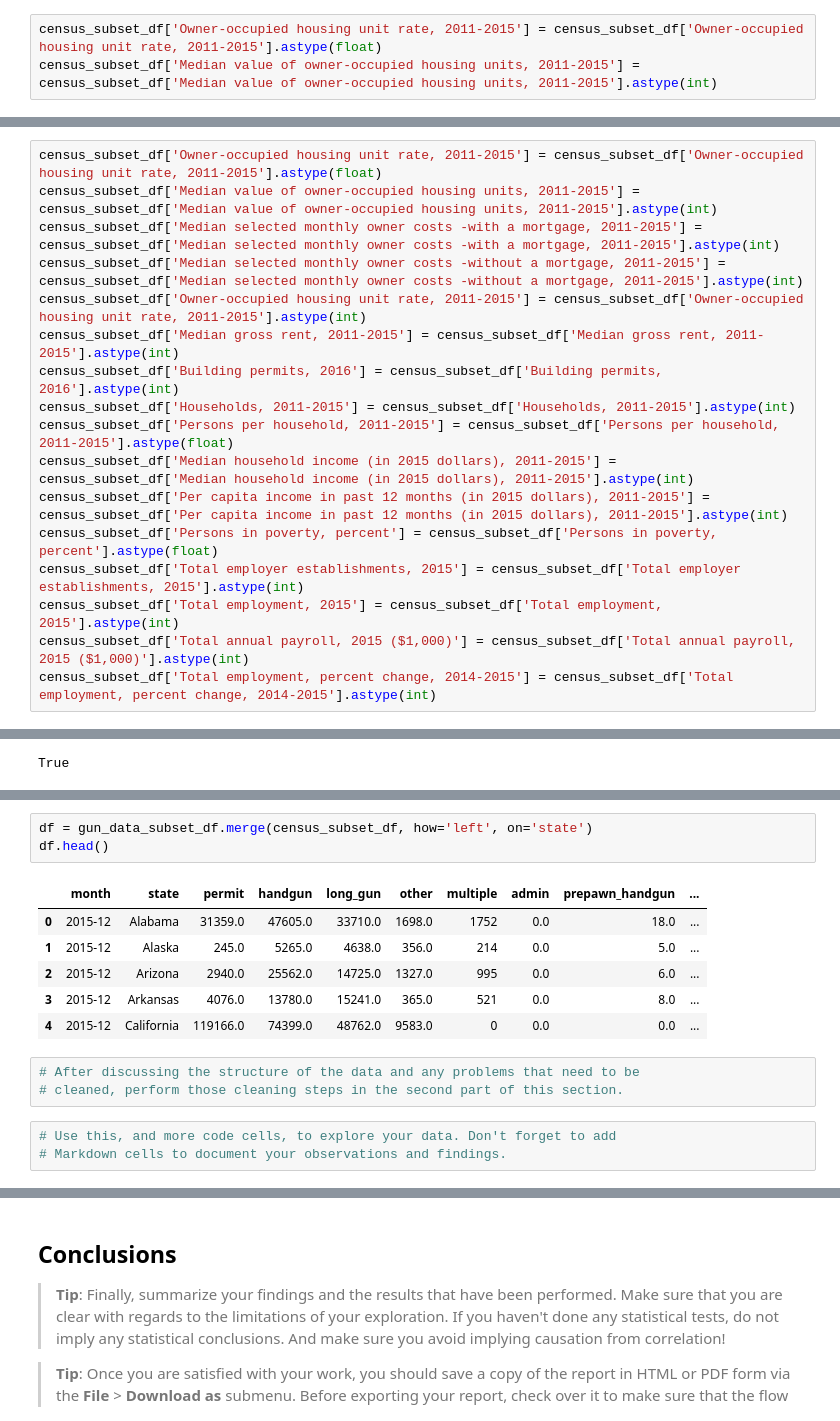
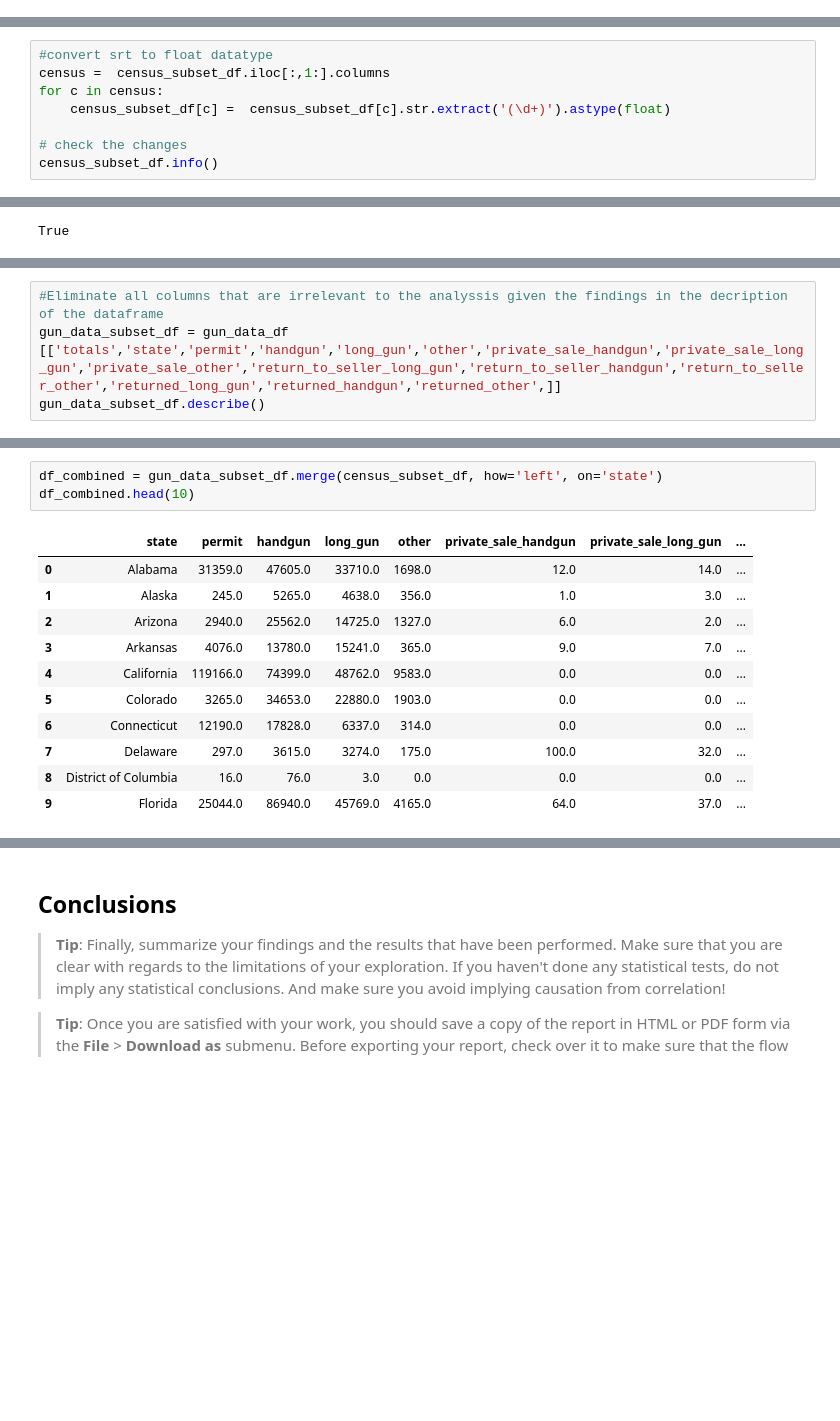
Before and after one commit to chloecongourdeau/data-investigation, a Jupyter notebook: gun-data-investigation.ipynb, the cells around one changed output, grey strips where cells are left out. Drawn from its saved outputs; the diff is of its cells as text; blank space fills up the shorter version.

```diff
--- a/gun-data-investigation.ipynb
+++ b/gun-data-investigation.ipynb
@@ -281,5 +316,2 @@ census_subset_df.isnull().values.any()
 # %% [output]
 False
-# %%
-census_subset_df['Owner-occupied housing unit rate, 2011-2015'] = census_subset_df['Owner-occupied housing unit rate, 2011-2015'].astype(float)
-census_subset_df['Median value of owner-occupied housing units, 2011-2015'] = census_subset_df['Median value of owner-occupied housing units, 2011-2015'].astype(int)
@@ -288,17 +317,0 @@ ValueError: invalid literal for int() with base 10: '125,500 '
-# %%
-census_subset_df['Owner-occupied housing unit rate, 2011-2015'] = census_subset_df['Owner-occupied housing unit rate, 2011-2015'].astype(float)
-census_subset_df['Median value of owner-occupied housing units, 2011-2015'] = census_subset_df['Median value of owner-occupied housing units, 2011-2015'].astype(int)
-census_subset_df['Median selected monthly owner costs -with a mortgage, 2011-2015'] = census_subset_df['Median selected monthly owner costs -with a mortgage, 2011-2015'].astype(int)
-census_subset_df['Median selected monthly owner costs -without a mortgage, 2011-2015'] = census_subset_df['Median selected monthly owner costs -without a mortgage, 2011-2015'].astype(int)
-census_subset_df['Owner-occupied housing unit rate, 2011-2015'] = census_subset_df['Owner-occupied housing unit rate, 2011-2015'].astype(int)
-census_subset_df['Median gross rent, 2011-2015'] = census_subset_df['Median gross rent, 2011-2015'].astype(int)
-census_subset_df['Building permits, 2016'] = census_subset_df['Building permits, 2016'].astype(int)
-census_subset_df['Households, 2011-2015'] = census_subset_df['Households, 2011-2015'].astype(int)
-census_subset_df['Persons per household, 2011-2015'] = census_subset_df['Persons per household, 2011-2015'].astype(float)
-census_subset_df['Median household income (in 2015 dollars), 2011-2015'] = census_subset_df['Median household income (in 2015 dollars), 2011-2015'].astype(int)
-census_subset_df['Per capita income in past 12 months (in 2015 dollars), 2011-2015'] = census_subset_df['Per capita income in past 12 months (in 2015 dollars), 2011-2015'].astype(int)
-census_subset_df['Persons in poverty, percent'] = census_subset_df['Persons in poverty, percent'].astype(float)
-census_subset_df['Total employer establishments, 2015'] = census_subset_df['Total employer establishments, 2015'].astype(int)
-census_subset_df['Total employment, 2015'] = census_subset_df['Total employment, 2015'].astype(int)
-census_subset_df['Total annual payroll, 2015 ($1,000)'] = census_subset_df['Total annual payroll, 2015 ($1,000)'].astype(int)
-census_subset_df['Total employment, percent change, 2014-2015'] = census_subset_df['Total employment, percent change, 2014-2015'].astype(int)
@@ -306,0 +318,8 @@ ValueError: invalid literal for int() with base 10: '125,500 '
+# %%
+#convert srt to float datatype
+census =  census_subset_df.iloc[:,1:].columns
+for c in census:
+    census_subset_df[c] =  census_subset_df[c].str.extract('(\d+)').astype(float)
+
+# check the changes
+census_subset_df.info()
@@ -421,0 +474,4 @@ gun_data_subset_df.describe()
+# %%
+#Eliminate all columns that are irrelevant to the analyssis given the findings in the decription of the dataframe
+gun_data_subset_df = gun_data_df [['totals','state','permit','handgun','long_gun','other','private_sale_handgun','private_sale_long_gun','private_sale_other','return_to_seller_long_gun','return_to_seller_handgun','return_to_seller_other','returned_long_gun','returned_handgun','returned_other',]]
+gun_data_subset_df.describe()
@@ -445,16 +508,15 @@ Based on the distribution of the data in these initial plots, it looks likes lon
 # %%
-df = gun_data_subset_df.merge(census_subset_df, how='left', on='state')
-df.head()
+df_combined = gun_data_subset_df.merge(census_subset_df, how='left', on='state')
+df_combined.head(10)
 # %% [output]
-|  | month | state | permit | handgun | long_gun | other | multiple | admin | prepawn_handgun | ... |
-| 0 | 2015-12 | Alabama | 31359.0 | 47605.0 | 33710.0 | 1698.0 | 1752 | 0.0 | 18.0 | ... |
-| 1 | 2015-12 | Alaska | 245.0 | 5265.0 | 4638.0 | 356.0 | 214 | 0.0 | 5.0 | ... |
-| 2 | 2015-12 | Arizona | 2940.0 | 25562.0 | 14725.0 | 1327.0 | 995 | 0.0 | 6.0 | ... |
-| 3 | 2015-12 | Arkansas | 4076.0 | 13780.0 | 15241.0 | 365.0 | 521 | 0.0 | 8.0 | ... |
-| 4 | 2015-12 | California | 119166.0 | 74399.0 | 48762.0 | 9583.0 | 0 | 0.0 | 0.0 | ... |
+|  | state | permit | handgun | long_gun | other | private_sale_handgun | private_sale_long_gun | ... |
+| 0 | Alabama | 31359.0 | 47605.0 | 33710.0 | 1698.0 | 12.0 | 14.0 | ... |
+| 1 | Alaska | 245.0 | 5265.0 | 4638.0 | 356.0 | 1.0 | 3.0 | ... |
+| 2 | Arizona | 2940.0 | 25562.0 | 14725.0 | 1327.0 | 6.0 | 2.0 | ... |
+| 3 | Arkansas | 4076.0 | 13780.0 | 15241.0 | 365.0 | 9.0 | 7.0 | ... |
+| 4 | California | 119166.0 | 74399.0 | 48762.0 | 9583.0 | 0.0 | 0.0 | ... |
+| 5 | Colorado | 3265.0 | 34653.0 | 22880.0 | 1903.0 | 0.0 | 0.0 | ... |
+| 6 | Connecticut | 12190.0 | 17828.0 | 6337.0 | 314.0 | 0.0 | 0.0 | ... |
+| 7 | Delaware | 297.0 | 3615.0 | 3274.0 | 175.0 | 100.0 | 32.0 | ... |
+| 8 | District of Columbia | 16.0 | 76.0 | 3.0 | 0.0 | 0.0 | 0.0 | ... |
+| 9 | Florida | 25044.0 | 86940.0 | 45769.0 | 4165.0 | 64.0 | 37.0 | ... |
-# %%
-# After discussing the structure of the data and any problems that need to be
-# cleaned, perform those cleaning steps in the second part of this section.
-# %%
-# Use this, and more code cells, to explore your data. Don't forget to add
-# Markdown cells to document your observations and findings.
```
Also changed, not shown: parts of 61 cells of this notebook, 1 other file.
